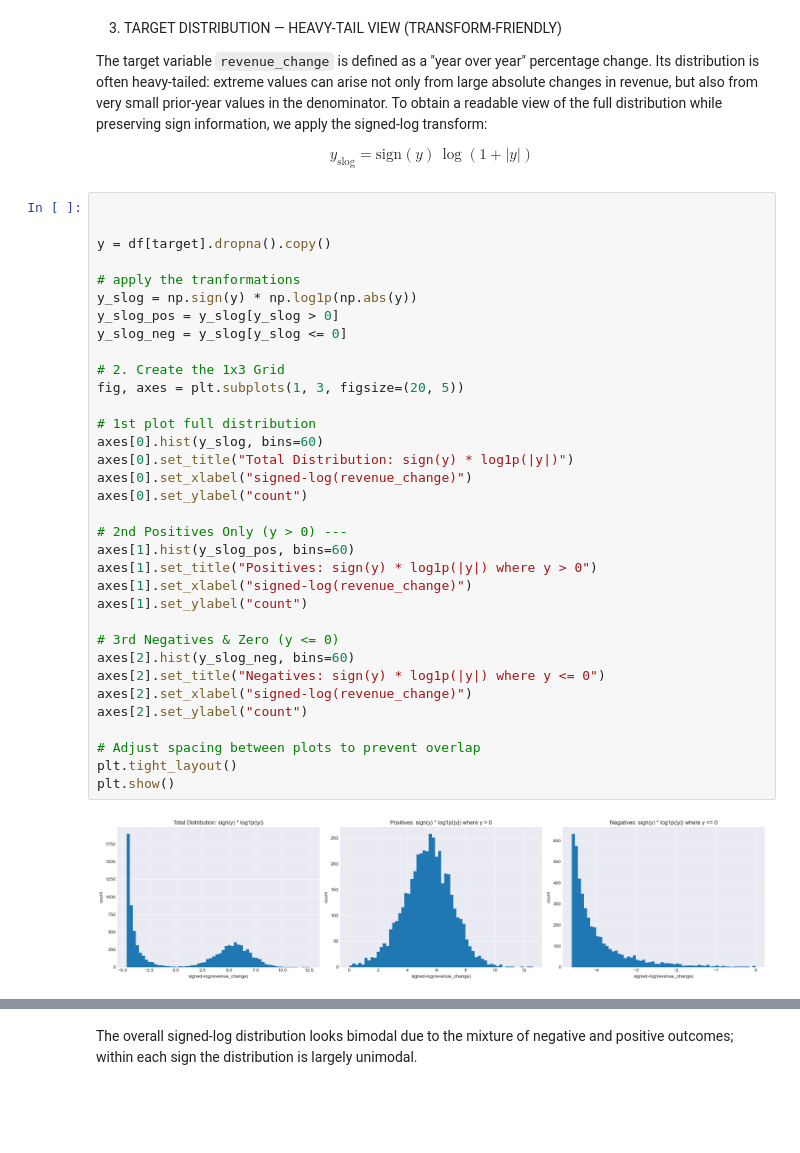
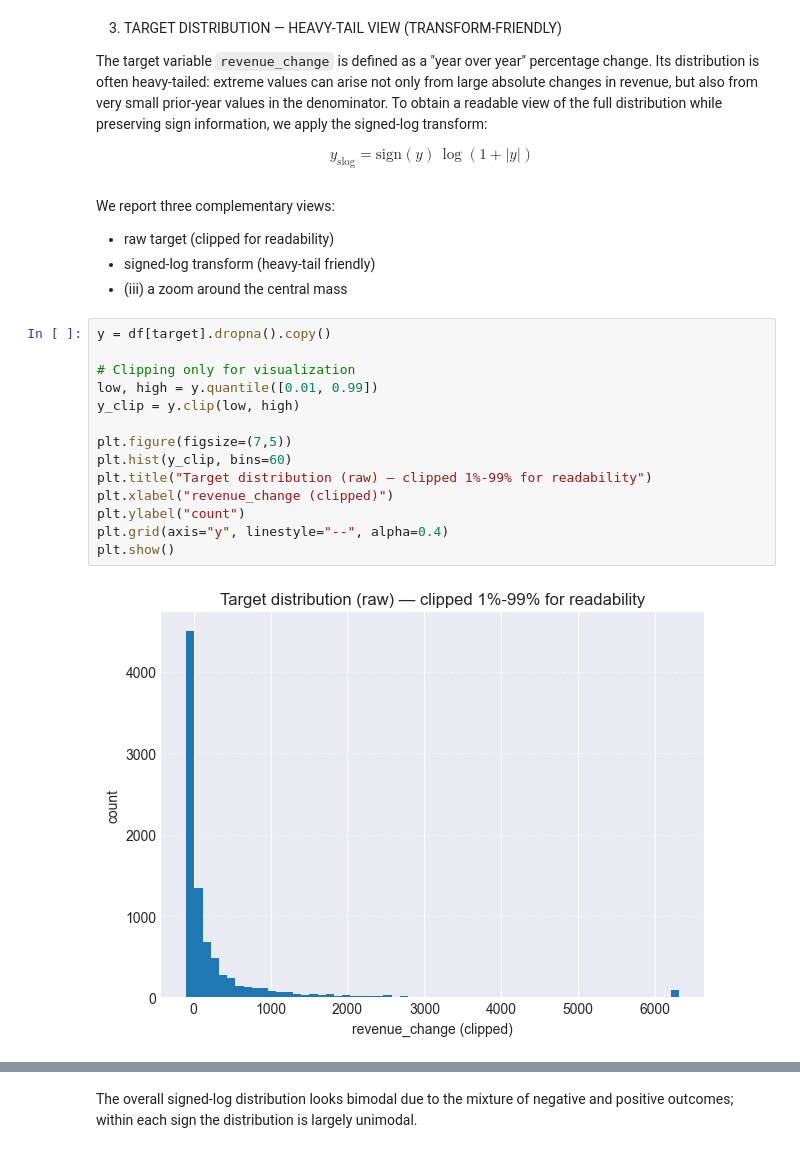
Before and after one commit to MoriondoTommaso/italian-financial-challenge, a Jupyter notebook: notebooks/Final.ipynb, the cells around one changed output, grey strips where cells are left out. Saved outputs shown, nothing was run; the diff lists cells and outputs as text; blank space fills up the shorter version.

```diff
--- a/notebooks/Final.ipynb
+++ b/notebooks/Final.ipynb
@@ -417,39 +417,24 @@ The target variable `revenue_change` is defined as a "year over year" percentage
 $$
 y_{\mathrm{slog}} = \mathrm{sign}(y)\,\log\left(1 + \left|y\right|\right)
 $$
-# %%
-
-
-y = df[target].dropna().copy()
-
-# apply the tranformations
-y_slog = np.sign(y) * np.log1p(np.abs(y))
-y_slog_pos = y_slog[y_slog > 0]
-y_slog_neg = y_slog[y_slog <= 0]
-
-# 2. Create the 1x3 Grid
-fig, axes = plt.subplots(1, 3, figsize=(20, 5))
-
-# 1st plot full distribution
-axes[0].hist(y_slog, bins=60)
-axes[0].set_title("Total Distribution: sign(y) * log1p(|y|)")
-axes[0].set_xlabel("signed-log(revenue_change)")
-axes[0].set_ylabel("count")
-
-# 2nd Positives Only (y > 0) ---
-axes[1].hist(y_slog_pos, bins=60)
-axes[1].set_title("Positives: sign(y) * log1p(|y|) where y > 0")
-axes[1].set_xlabel("signed-log(revenue_change)")
-axes[1].set_ylabel("count")
-
-# 3rd Negatives & Zero (y <= 0)
-axes[2].hist(y_slog_neg, bins=60)
-axes[2].set_title("Negatives: sign(y) * log1p(|y|) where y <= 0")
-axes[2].set_xlabel("signed-log(revenue_change)")
-axes[2].set_ylabel("count")
-
-# Adjust spacing between plots to prevent overlap
-plt.tight_layout()
-plt.show()
-# %% [output]
-[figure, removed]
+# %% [markdown]
+We report three complementary views:
+- raw target (clipped for readability)
+- signed-log transform (heavy-tail friendly)
+- (iii) a zoom around the central mass
+# %%
+y = df[target].dropna().copy()
+
+# Clipping only for visualization
+low, high = y.quantile([0.01, 0.99])
+y_clip = y.clip(low, high)
+
+plt.figure(figsize=(7,5))
+plt.hist(y_clip, bins=60)
+plt.title("Target distribution (raw) — clipped 1%-99% for readability")
+plt.xlabel("revenue_change (clipped)")
+plt.ylabel("count")
+plt.grid(axis="y", linestyle="--", alpha=0.4)
+plt.show()
+# %% [output]
+[figure, added]
```
Also changed, not shown: parts of 14 cells of this notebook.
